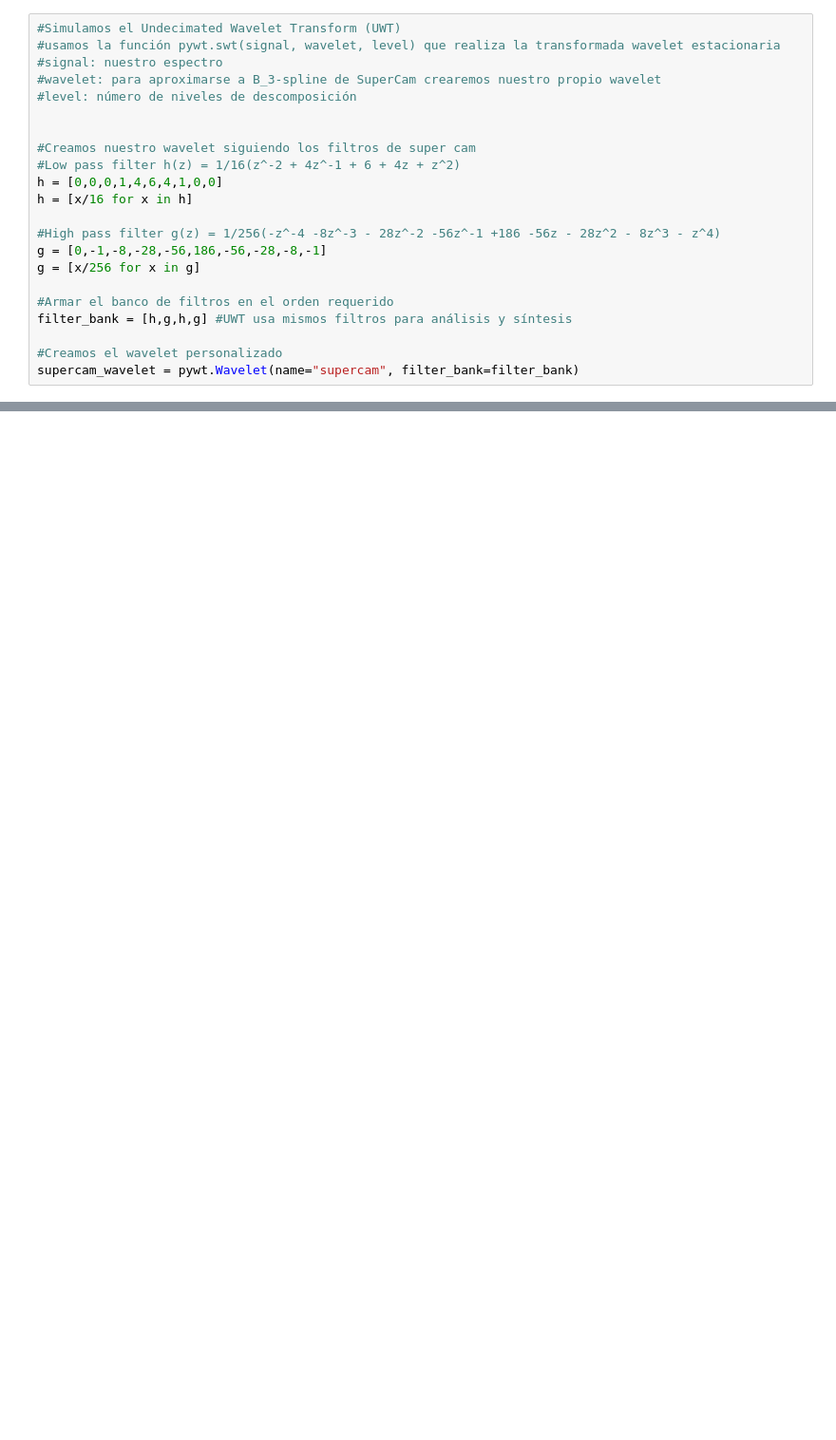
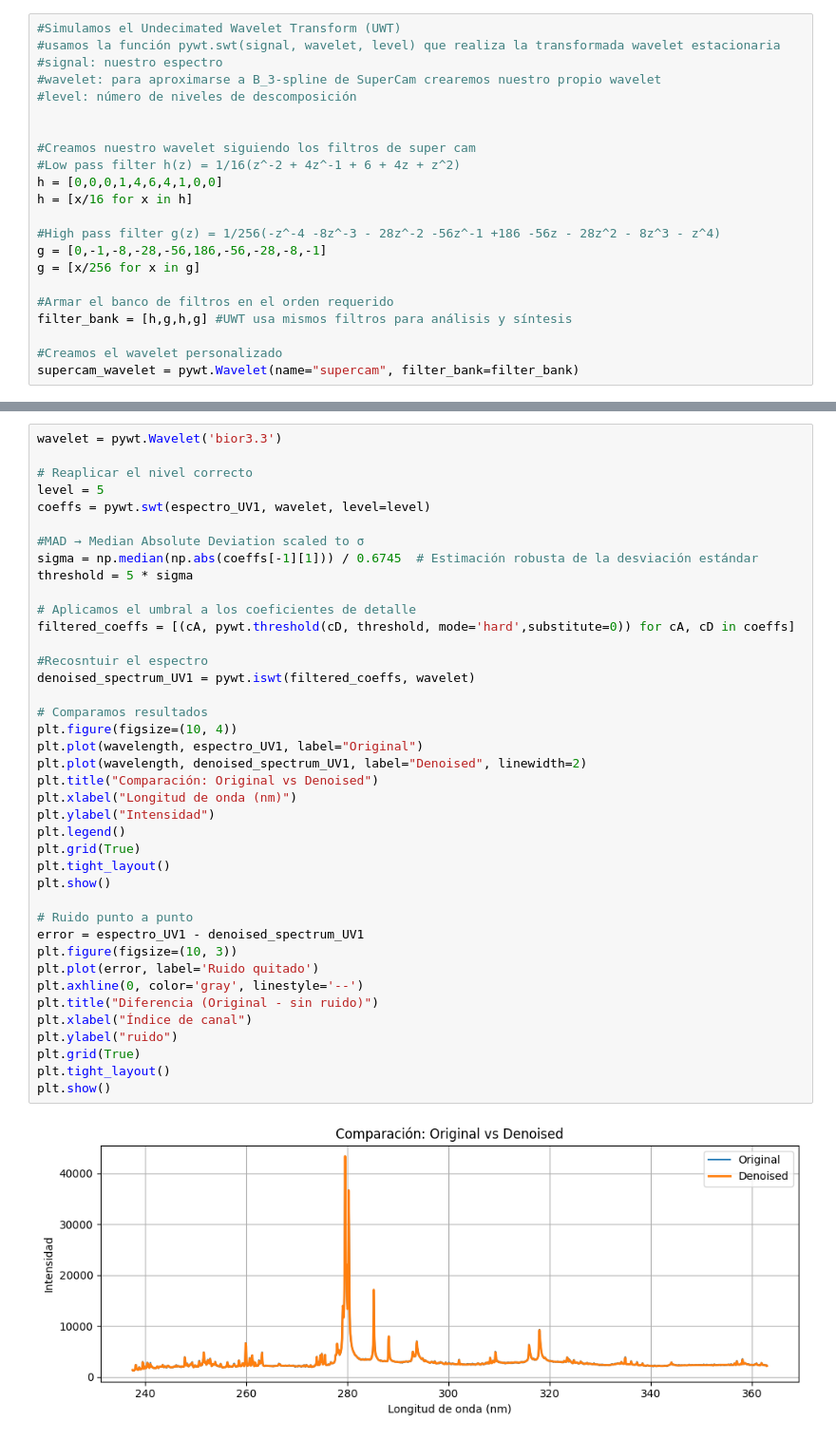
Before and after one commit to elsamoreno/LIBS_QUANTIFICATION_INTA, a Jupyter notebook: denoising_uwt.ipynb, the cells around one changed output, grey strips where cells are left out. Shown at 95% size. Drawn from its saved outputs; the diff is of its cells as text; blank space fills up the shorter version.

```diff
--- a/denoising_uwt.ipynb
+++ b/denoising_uwt.ipynb
@@ -96,0 +185,42 @@ spectrum_UV1 = pywt.iswt(coeffs, supercam_wavelet)
+# %%
+wavelet = pywt.Wavelet('bior3.3')
+
+# Reaplicar el nivel correcto
+level = 5
+coeffs = pywt.swt(espectro_UV1, wavelet, level=level)
+
+#MAD → Median Absolute Deviation scaled to σ
+sigma = np.median(np.abs(coeffs[-1][1])) / 0.6745  # Estimación robusta de la desviación estándar
+threshold = 5 * sigma
+
+# Aplicamos el umbral a los coeficientes de detalle
+filtered_coeffs = [(cA, pywt.threshold(cD, threshold, mode='hard',substitute=0)) for cA, cD in coeffs]
+
+#Recosntuir el espectro
+denoised_spectrum_UV1 = pywt.iswt(filtered_coeffs, wavelet)
+
+# Comparamos resultados
+plt.figure(figsize=(10, 4))
+plt.plot(wavelength, espectro_UV1, label="Original")
+plt.plot(wavelength, denoised_spectrum_UV1, label="Denoised", linewidth=2)
+plt.title("Comparación: Original vs Denoised")
+plt.xlabel("Longitud de onda (nm)")
+plt.ylabel("Intensidad")
+plt.legend()
+plt.grid(True)
+plt.tight_layout()
+plt.show()
+
+# Ruido punto a punto
+error = espectro_UV1 - denoised_spectrum_UV1
+plt.figure(figsize=(10, 3))
+plt.plot(error, label='Ruido quitado')
+plt.axhline(0, color='gray', linestyle='--')
+plt.title("Diferencia (Original - sin ruido)")
+plt.xlabel("Índice de canal")
+plt.ylabel("ruido")
+plt.grid(True)
+plt.tight_layout()
+plt.show()
+# %% [output]
+[figure, added]
```
Also changed, not shown: parts of 23 cells of this notebook, 1 other file.
